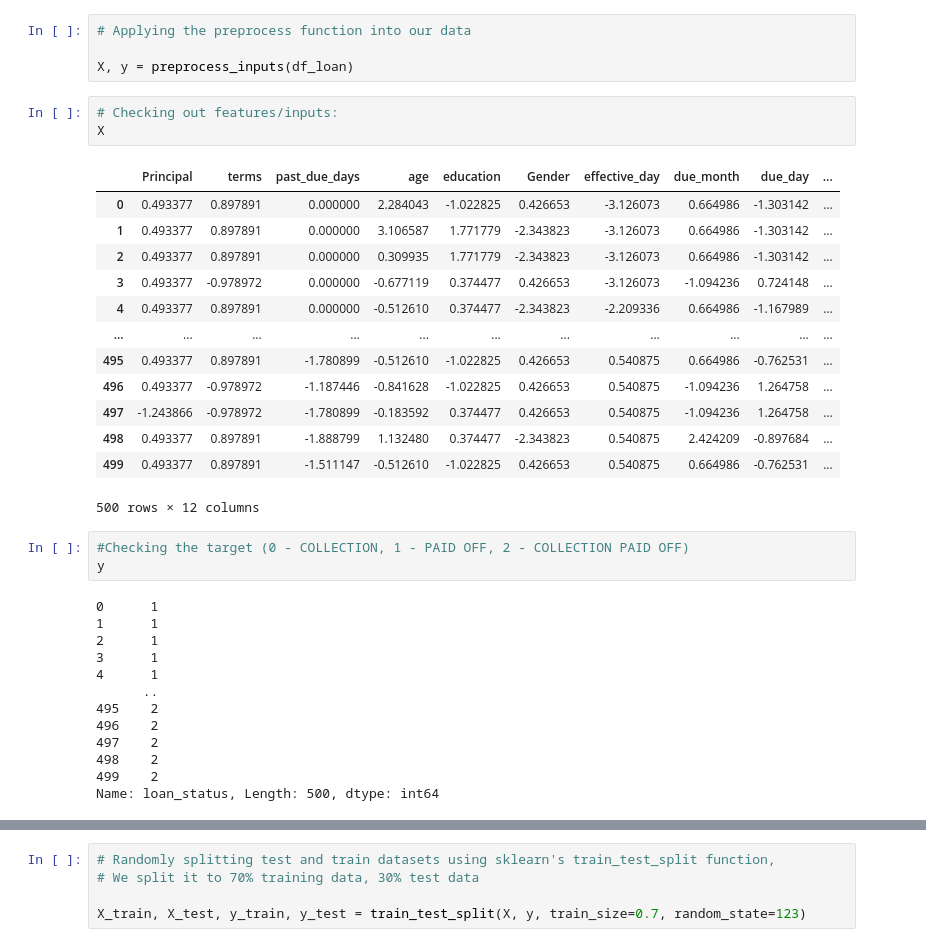
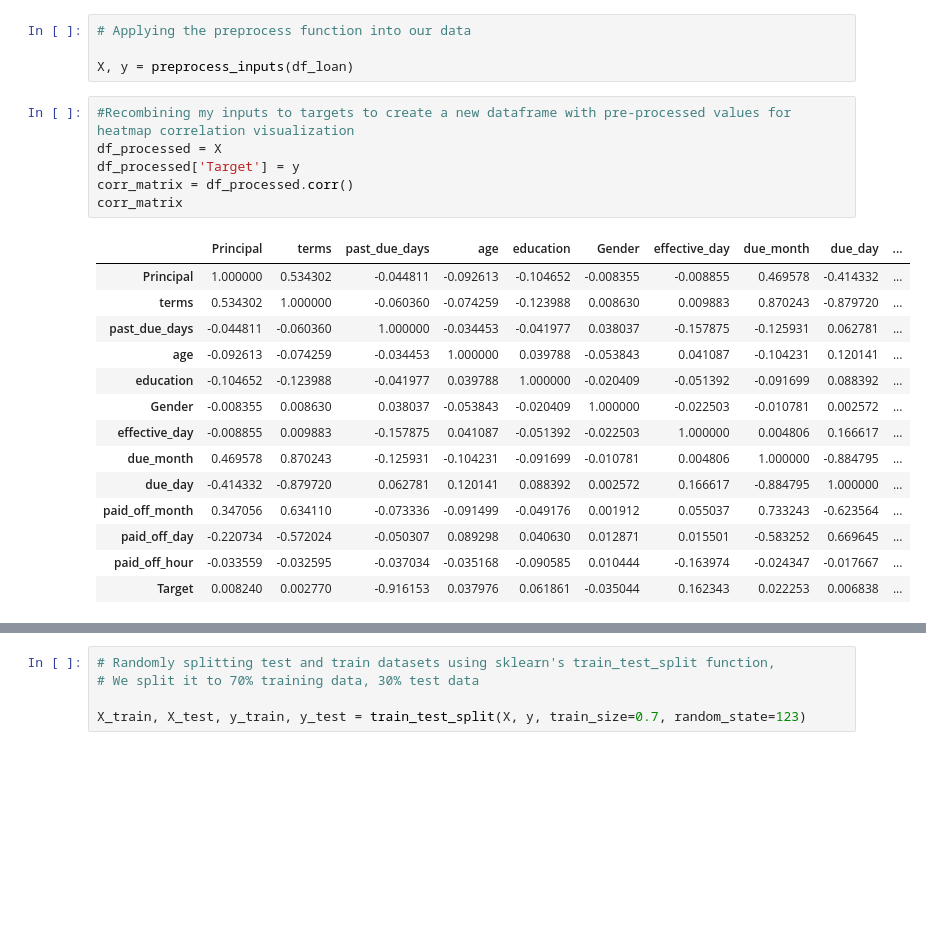
Before and after one commit to romaricoflores/bida406-predictive-analytics, a Jupyter notebook: week3/assignment2.ipynb, the cells around one changed output, grey strips where cells are left out. Cells and saved outputs as stored; diff of their text form; blank space fills up the shorter version.

```diff
--- a/week3/assignment2.ipynb
+++ b/week3/assignment2.ipynb
@@ -380,36 +406,24 @@ def preprocess_inputs(df):
 # Applying the preprocess function into our data
 
 X, y = preprocess_inputs(df_loan)
-# %%
-# Checking out features/inputs:
-X
-# %% [output]
-|  | Principal | terms | past_due_days | age | education | Gender | effective_day | due_month | due_day | ... |
-| 0 | 0.493377 | 0.897891 | 0.000000 | 2.284043 | -1.022825 | 0.426653 | -3.126073 | 0.664986 | -1.303142 | ... |
-| 1 | 0.493377 | 0.897891 | 0.000000 | 3.106587 | 1.771779 | -2.343823 | -3.126073 | 0.664986 | -1.303142 | ... |
-| 2 | 0.493377 | 0.897891 | 0.000000 | 0.309935 | 1.771779 | -2.343823 | -3.126073 | 0.664986 | -1.303142 | ... |
-| 3 | 0.493377 | -0.978972 | 0.000000 | -0.677119 | 0.374477 | 0.426653 | -3.126073 | -1.094236 | 0.724148 | ... |
-| 4 | 0.493377 | 0.897891 | 0.000000 | -0.512610 | 0.374477 | -2.343823 | -2.209336 | 0.664986 | -1.167989 | ... |
-| ... | ... | ... | ... | ... | ... | ... | ... | ... | ... | ... |
-| 495 | 0.493377 | 0.897891 | -1.780899 | -0.512610 | -1.022825 | 0.426653 | 0.540875 | 0.664986 | -0.762531 | ... |
-| 496 | 0.493377 | -0.978972 | -1.187446 | -0.841628 | -1.022825 | 0.426653 | 0.540875 | -1.094236 | 1.264758 | ... |
-| 497 | -1.243866 | -0.978972 | -1.780899 | -0.183592 | 0.374477 | 0.426653 | 0.540875 | -1.094236 | 1.264758 | ... |
-| 498 | 0.493377 | 0.897891 | -1.888799 | 1.132480 | 0.374477 | -2.343823 | 0.540875 | 2.424209 | -0.897684 | ... |
-| 499 | 0.493377 | 0.897891 | -1.511147 | -0.512610 | -1.022825 | 0.426653 | 0.540875 | 0.664986 | -0.762531 | ... |
-500 rows × 12 columns
-# %%
-#Checking the target (0 - COLLECTION, 1 - PAID OFF, 2 - COLLECTION PAID OFF)
-y
-# %% [output]
-0      1
-1      1
-2      1
-3      1
-4      1
-      ..
-495    2
-496    2
-497    2
-498    2
-499    2
-Name: loan_status, Length: 500, dtype: int64
+# %%
+#Recombining my inputs to targets to create a new dataframe with pre-processed values for heatmap correlation visualization
+df_processed = X
+df_processed['Target'] = y
+corr_matrix = df_processed.corr()
+corr_matrix
+# %% [output]
+|  | Principal | terms | past_due_days | age | education | Gender | effective_day | due_month | due_day | ... |
+| Principal | 1.000000 | 0.534302 | -0.044811 | -0.092613 | -0.104652 | -0.008355 | -0.008855 | 0.469578 | -0.414332 | ... |
+| terms | 0.534302 | 1.000000 | -0.060360 | -0.074259 | -0.123988 | 0.008630 | 0.009883 | 0.870243 | -0.879720 | ... |
+| past_due_days | -0.044811 | -0.060360 | 1.000000 | -0.034453 | -0.041977 | 0.038037 | -0.157875 | -0.125931 | 0.062781 | ... |
+| age | -0.092613 | -0.074259 | -0.034453 | 1.000000 | 0.039788 | -0.053843 | 0.041087 | -0.104231 | 0.120141 | ... |
+| education | -0.104652 | -0.123988 | -0.041977 | 0.039788 | 1.000000 | -0.020409 | -0.051392 | -0.091699 | 0.088392 | ... |
+| Gender | -0.008355 | 0.008630 | 0.038037 | -0.053843 | -0.020409 | 1.000000 | -0.022503 | -0.010781 | 0.002572 | ... |
+| effective_day | -0.008855 | 0.009883 | -0.157875 | 0.041087 | -0.051392 | -0.022503 | 1.000000 | 0.004806 | 0.166617 | ... |
+| due_month | 0.469578 | 0.870243 | -0.125931 | -0.104231 | -0.091699 | -0.010781 | 0.004806 | 1.000000 | -0.884795 | ... |
+| due_day | -0.414332 | -0.879720 | 0.062781 | 0.120141 | 0.088392 | 0.002572 | 0.166617 | -0.884795 | 1.000000 | ... |
+| paid_off_month | 0.347056 | 0.634110 | -0.073336 | -0.091499 | -0.049176 | 0.001912 | 0.055037 | 0.733243 | -0.623564 | ... |
+| paid_off_day | -0.220734 | -0.572024 | -0.050307 | 0.089298 | 0.040630 | 0.012871 | 0.015501 | -0.583252 | 0.669645 | ... |
+| paid_off_hour | -0.033559 | -0.032595 | -0.037034 | -0.035168 | -0.090585 | 0.010444 | -0.163974 | -0.024347 | -0.017667 | ... |
+| Target | 0.008240 | 0.002770 | -0.916153 | 0.037976 | 0.061861 | -0.035044 | 0.162343 | 0.022253 | 0.006838 | ... |
```
Also changed, not shown: parts of 23 cells of this notebook, 1 other file.
